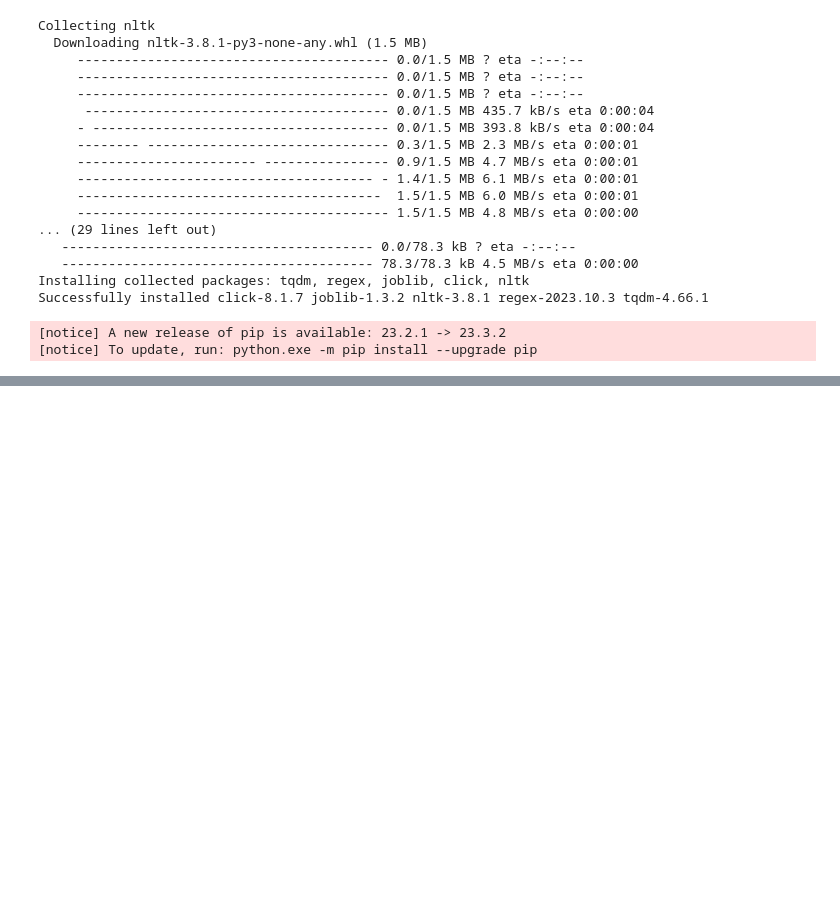
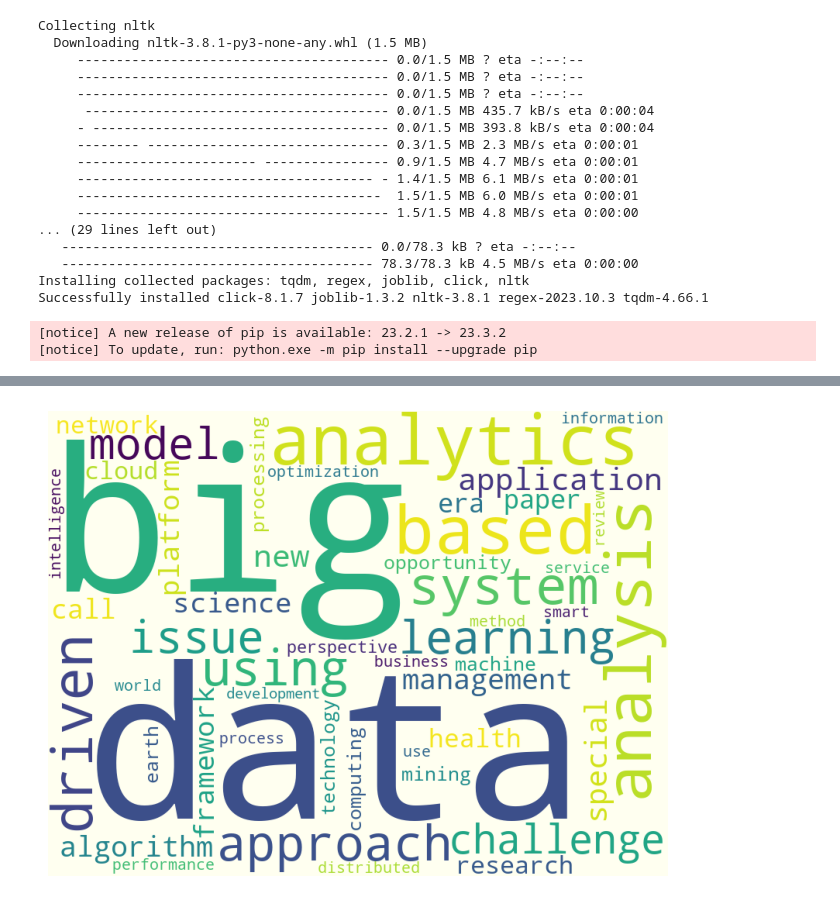
Before and after one commit to jurwon/BigdataVisualization_analyze, a Jupyter notebook: 2_자연어처리-영문-한글-통계/test.ipynb, the cells around one changed output, grey strips where cells are left out. Saved outputs shown, nothing was run; the diff lists cells and outputs as text; code cells hidden in the pictures; blank space fills up the shorter version.

Commit message:
전처리 작업 + 워드 클라우드

```diff
--- a/2_자연어처리-영문-한글-통계/test.ipynb
+++ b/2_자연어처리-영문-한글-통계/test.ipynb
@@ -152,0 +332,23 @@ all_files_data[0]
+# %%
+# 워드 클라우드 공식 문서 , 다양한 이미지 위에 처리하기.
+# https://amueller.github.io/word_cloud/index.html
+
+# 워드 클라우드 시각화
+stopwords = set(STOPWORDS)
+wc = WordCloud(background_color="ivory", stopwords=stopwords, width=800, height=600)
+cloud = wc.generate_from_frequencies(word_count)
+
+plt.figure(figsize=(8,8))
+plt.imshow(cloud)
+plt.axis("off")
+plt.show()
+# data': 1235,
+#  'big': 1113,
+#  'analytics': 110,
+#  'based': 102,
+#  'analysis': 93,
+#  'driven': 70,
+#  'system': 64,
+#  'using': 57,
+# %% [output]
+[figure, added]
```
Also changed, not shown: parts of 15 cells of this notebook, 2 other files.
